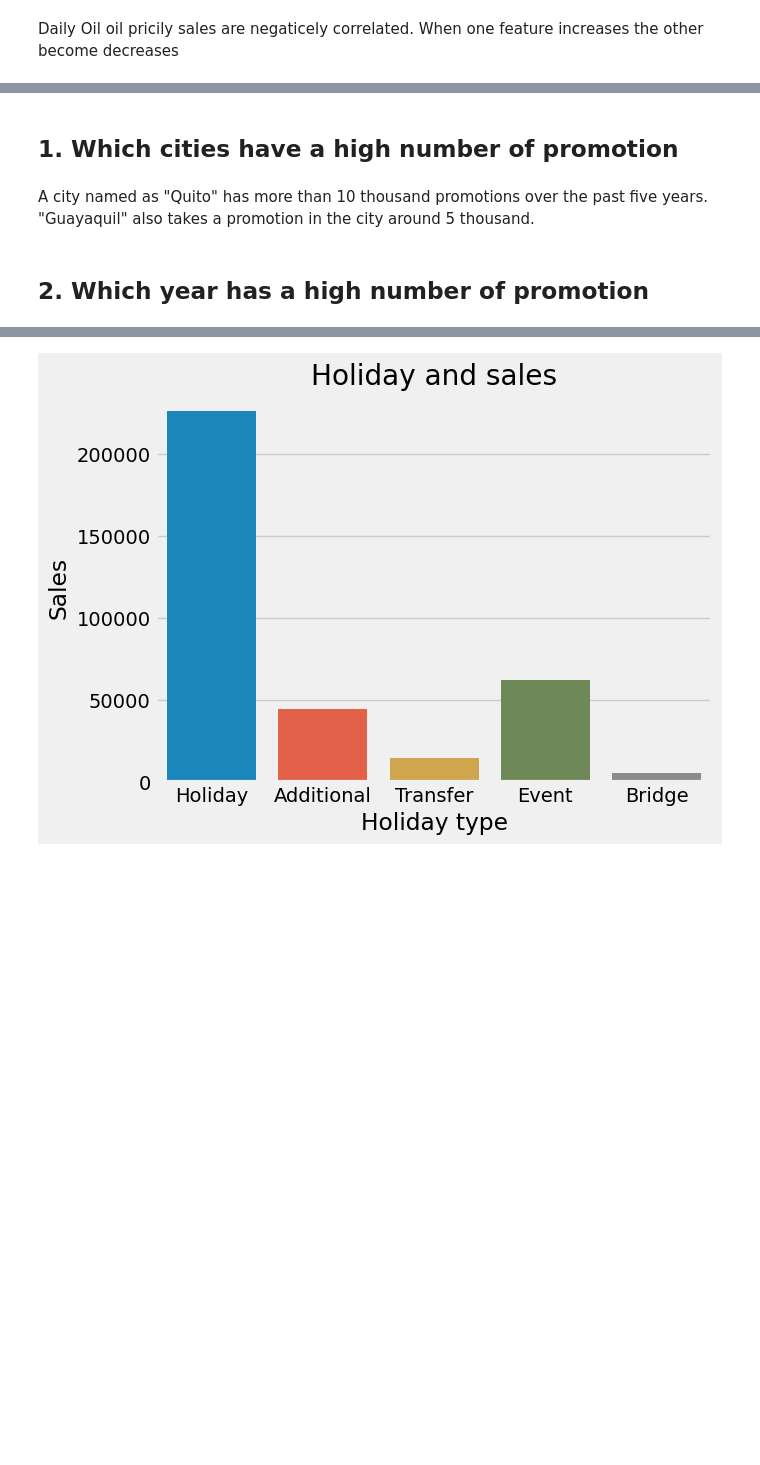
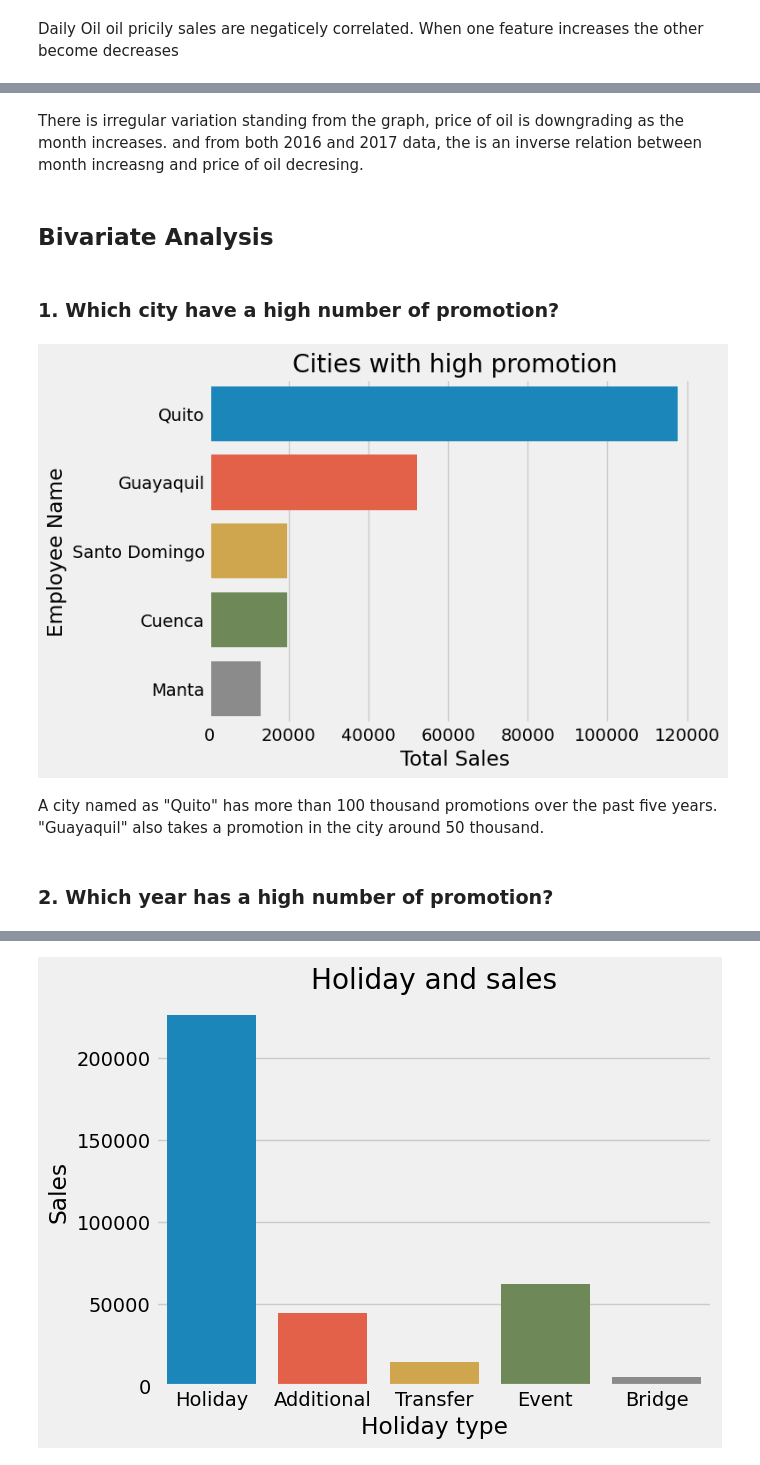
Before and after one commit to Henamen21/Time_Series_prediction, a Jupyter notebook: Time_Series_prediction.ipynb, the cells around one changed output, grey strips where cells are left out. Saved outputs shown, nothing was run; the diff lists cells and outputs as text; code cells hidden in the pictures; blank space fills up the shorter version.

```diff
--- a/Time_Series_prediction.ipynb
+++ b/Time_Series_prediction.ipynb
@@ -441,23 +445,30 @@ data_final.dcoilwtico.plot()
+# %% [markdown]
+There is irregular variation standing from the graph, price of oil is downgrading as the month increases. and from both 2016 and 2017 data, the is an inverse relation between month increasng and price of oil decresing.
+# %% [markdown]
+## Bivariate Analysis
 # %% [markdown]
-## 1. Which cities have a high number of promotion
+### 1. Which city have a high number of promotion?
 # %%
 promotion_city = data_final.groupby("city").count()["onpromotion"].sort_values(ascending=False).head(5)
 promotion_city = pd.DataFrame({'year':promotion_city.index, 'amount':promotion_city.values})
 # %%
 #create horizontal barplot
 sns.barplot(x=promotion_city.amount , y=promotion_city.year, orient='h' )
 
 #add plot title
 sns.title = 'Total Sales by Employee'
 
 #add axis labels
 plt.xlabel('Total Sales')
 plt.ylabel('Employee Name')
+plt.title("Cities with high promotion")
 plt.show()
+# %% [output]
+[figure, added]
 # %% [markdown]
-A city named as "Quito" has more than 10 thousand promotions over the past five years. "Guayaquil" also takes a promotion in the city around 5 thousand.
+A city named as "Quito" has more than 100  thousand promotions over the past five years. "Guayaquil" also takes a promotion in the city around 50 thousand.
 # %% [markdown]
-## 2. Which year has a high number of promotion
+### 2. Which year has a high number of promotion?
 # %%
 promotion_year = data_final.groupby("year").count()["onpromotion"].sort_values(ascending=False).head(5)
 # %%
```
Also changed, not shown: parts of 94 cells of this notebook.
